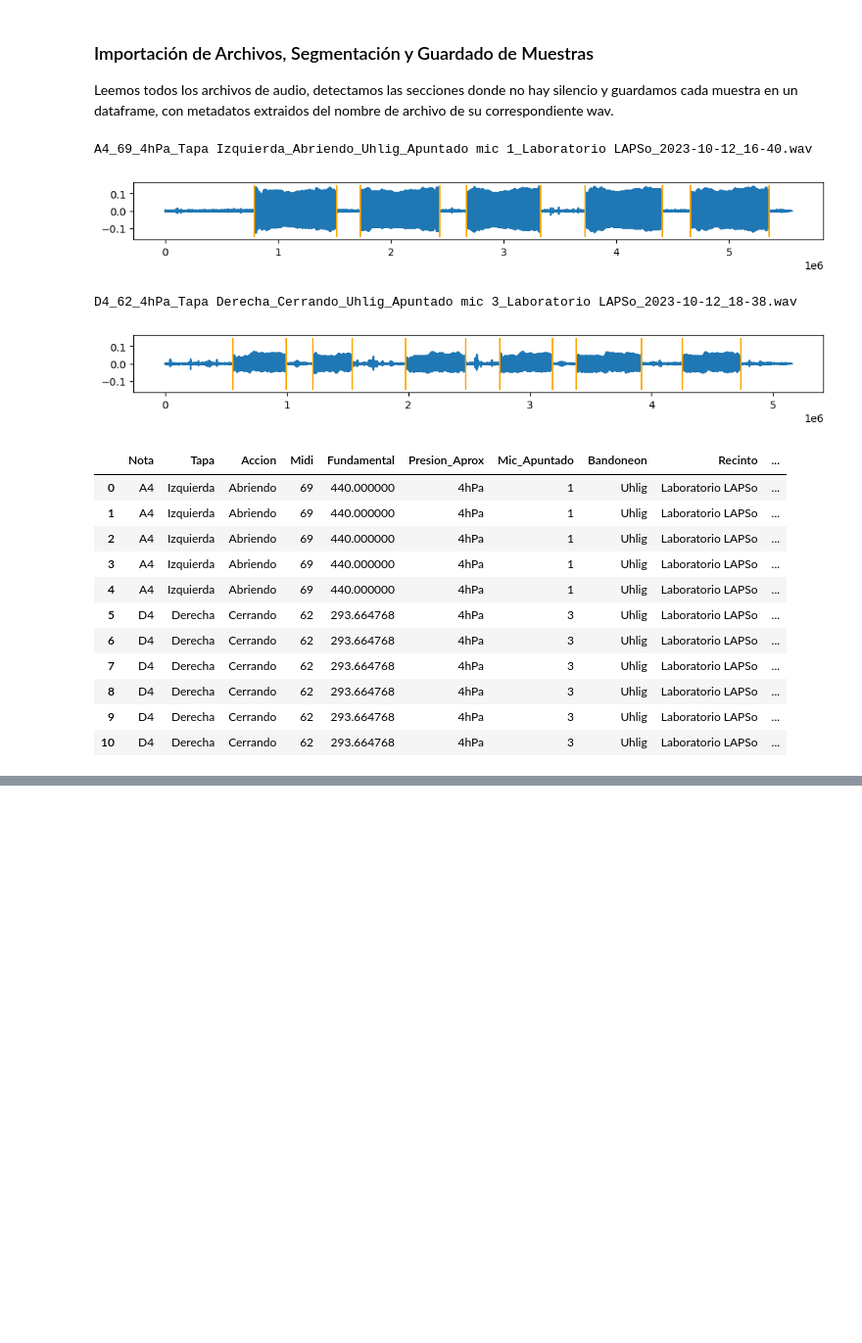
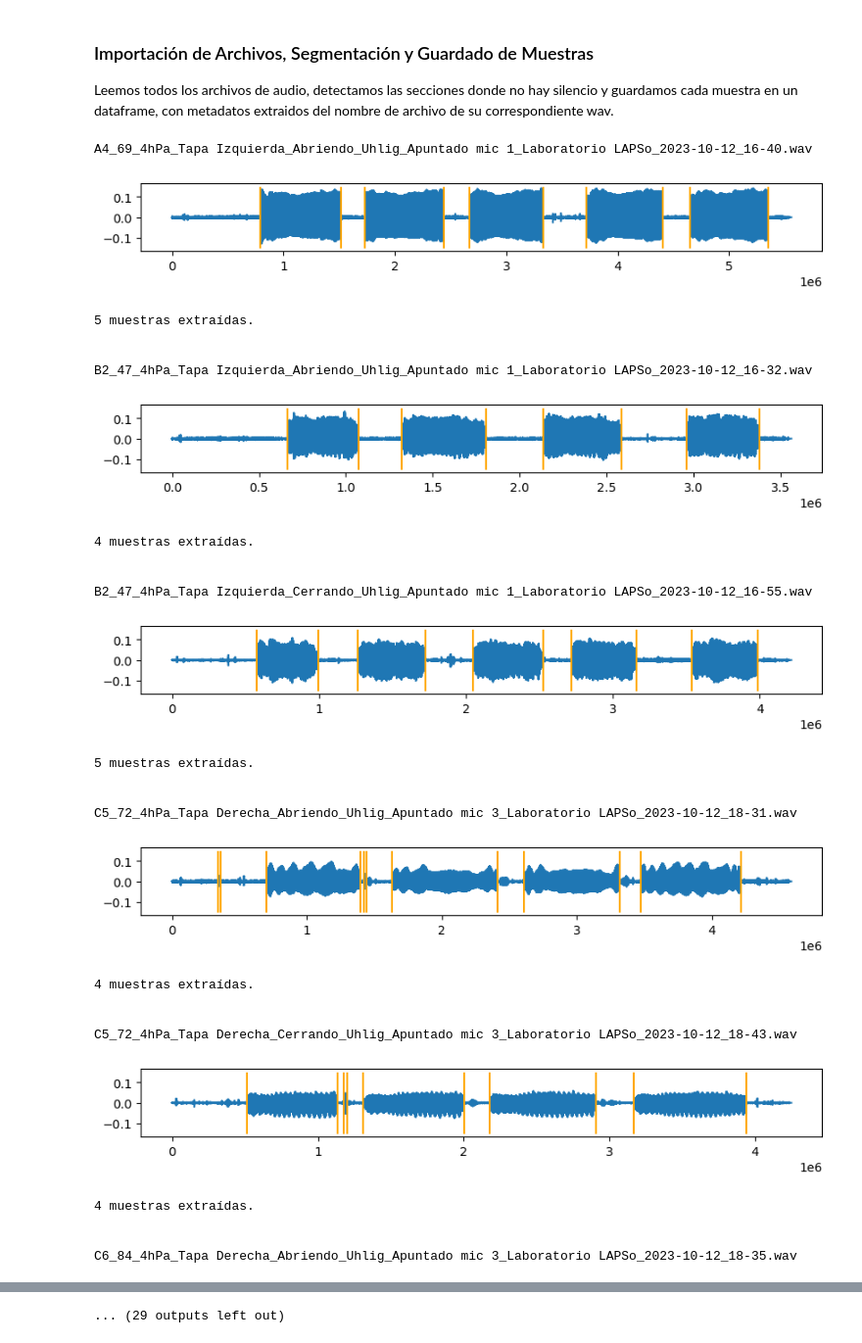
Before and after one commit to MatiasCarbone/Analisis-Directividad, a Jupyter notebook: Analisis Directividad.ipynb, the cells around one changed output, grey strips where cells are left out. Shown: that part at 98% size. Cells and saved outputs as stored; diff of their text form; code cells hidden in the pictures; blank space fills up the shorter version.

Commit message:
Add short sample rejection and tweak values

```diff
--- a/Analisis Directividad.ipynb
+++ b/Analisis Directividad.ipynb
@@ -34,9 +34,9 @@ path = "Grabaciones Bandoneon/"
 files_list = os.listdir(path)
 
 # Variables para los cortes
-topdb = 12
+topdb = 16
 framelength = 10
-margen = 5000  # Margen para recortar los samples (en muestras)
+margen = 3000  # Margen para recortar los samples (en muestras)
 
 # Dataframe para guardar los datos
 df = pd.DataFrame(
@@ -85,52 +85,67 @@ for file in files_list:
         hop_length=2048,
     )  # Lista con los cortes
 
+    n = 0; # Para printear el numero de samples extraidos
+
     for d in div:
+        if d[1] - d[0] < fs * 2.5:
+            continue # Se excluyen los segmentos más cortos que n segundos
         muestra = audio[:, d[0] + margen : d[1] - margen]  # Una sola nota
-
         # Guardamos los datos que van a ingresar en el dataframe y los metemos en una nueva fila
         new_row = {
             "Muestra": muestra,
             "Midi": midi_note,
             "Fundamental": fundamental,
             "Nota": note_name,
             "Presion_Aprox": presion_aprox,
             "Tapa": tapa,
             "Accion": accion,
             "Sample_Rate": sr,
             "Bandoneon": bandoneon,
             "Mic_Apuntado": apuntado,
             "Recinto": recinto,
             "Fecha": fecha,
         }
         df.loc[len(df)] = new_row
+        n += 1
 
     # Graficar cada archivo de audio con sus cortes, comentar si no es necesario.
     print(file)
-    plt.subplots(figsize=(12, 1))
+    plt.subplots(figsize=(10, 1))
     plt.plot(audio[0])
     plt.vlines(div, ymax=0.15, ymin=-0.15, colors="orange")
     plt.show()
+    print(f"{n} muestras extraídas.\n\n")
 
 
 # Convertir el dtype de la columna de fecha
 df["Fecha"] = pd.to_datetime(df["Fecha"])
 
 df
 # %% [output]
 A4_69_4hPa_Tapa Izquierda_Abriendo_Uhlig_Apuntado mic 1_Laboratorio LAPSo_2023-10-12_16-40.wav
-[figure, old version]
+[figure, new version]
-D4_62_4hPa_Tapa Derecha_Cerrando_Uhlig_Apuntado mic 3_Laboratorio LAPSo_2023-10-12_18-38.wav
+5 muestras extraídas.
+
+
+B2_47_4hPa_Tapa Izquierda_Abriendo_Uhlig_Apuntado mic 1_Laboratorio LAPSo_2023-10-12_16-32.wav
-[figure, old version]
+[figure, new version]
-|  | Nota | Tapa | Accion | Midi | Fundamental | Presion_Aprox | Mic_Apuntado | Bandoneon | Recinto | ... |
-| 0 | A4 | Izquierda | Abriendo | 69 | 440.000000 | 4hPa | 1 | Uhlig | Laboratorio LAPSo | ... |
-| 1 | A4 | Izquierda | Abriendo | 69 | 440.000000 | 4hPa | 1 | Uhlig | Laboratorio LAPSo | ... |
-| 2 | A4 | Izquierda | Abriendo | 69 | 440.000000 | 4hPa | 1 | Uhlig | Laboratorio LAPSo | ... |
-| 3 | A4 | Izquierda | Abriendo | 69 | 440.000000 | 4hPa | 1 | Uhlig | Laboratorio LAPSo | ... |
-| 4 | A4 | Izquierda | Abriendo | 69 | 440.000000 | 4hPa | 1 | Uhlig | Laboratorio LAPSo | ... |
-| 5 | D4 | Derecha | Cerrando | 62 | 293.664768 | 4hPa | 3 | Uhlig | Laboratorio LAPSo | ... |
-| 6 | D4 | Derecha | Cerrando | 62 | 293.664768 | 4hPa | 3 | Uhlig | Laboratorio LAPSo | ... |
-| 7 | D4 | Derecha | Cerrando | 62 | 293.664768 | 4hPa | 3 | Uhlig | Laboratorio LAPSo | ... |
-| 8 | D4 | Derecha | Cerrando | 62 | 293.664768 | 4hPa | 3 | Uhlig | Laboratorio LAPSo | ... |
-| 9 | D4 | Derecha | Cerrando | 62 | 293.664768 | 4hPa | 3 | Uhlig | Laboratorio LAPSo | ... |
-| 10 | D4 | Derecha | Cerrando | 62 | 293.664768 | 4hPa | 3 | Uhlig | Laboratorio LAPSo | ... |
+4 muestras extraídas.
+
+
+B2_47_4hPa_Tapa Izquierda_Cerrando_Uhlig_Apuntado mic 1_Laboratorio LAPSo_2023-10-12_16-55.wav
+[figure, added]
+5 muestras extraídas.
+
+
+C5_72_4hPa_Tapa Derecha_Abriendo_Uhlig_Apuntado mic 3_Laboratorio LAPSo_2023-10-12_18-31.wav
+[figure, added]
+4 muestras extraídas.
+
+
+C5_72_4hPa_Tapa Derecha_Cerrando_Uhlig_Apuntado mic 3_Laboratorio LAPSo_2023-10-12_18-43.wav
+[figure, added]
+4 muestras extraídas.
+
+
+C6_84_4hPa_Tapa Derecha_Abriendo_Uhlig_Apuntado mic 3_Laboratorio LAPSo_2023-10-12_18-35.wav
@@ -136,0 +153 @@ D4_62_4hPa_Tapa Derecha_Cerrando_Uhlig_Apuntado mic 3_Laboratorio LAPSo_2023-10-
+... (29 outputs left out)
```
Also changed, not shown: parts of 3 cells of this notebook.
